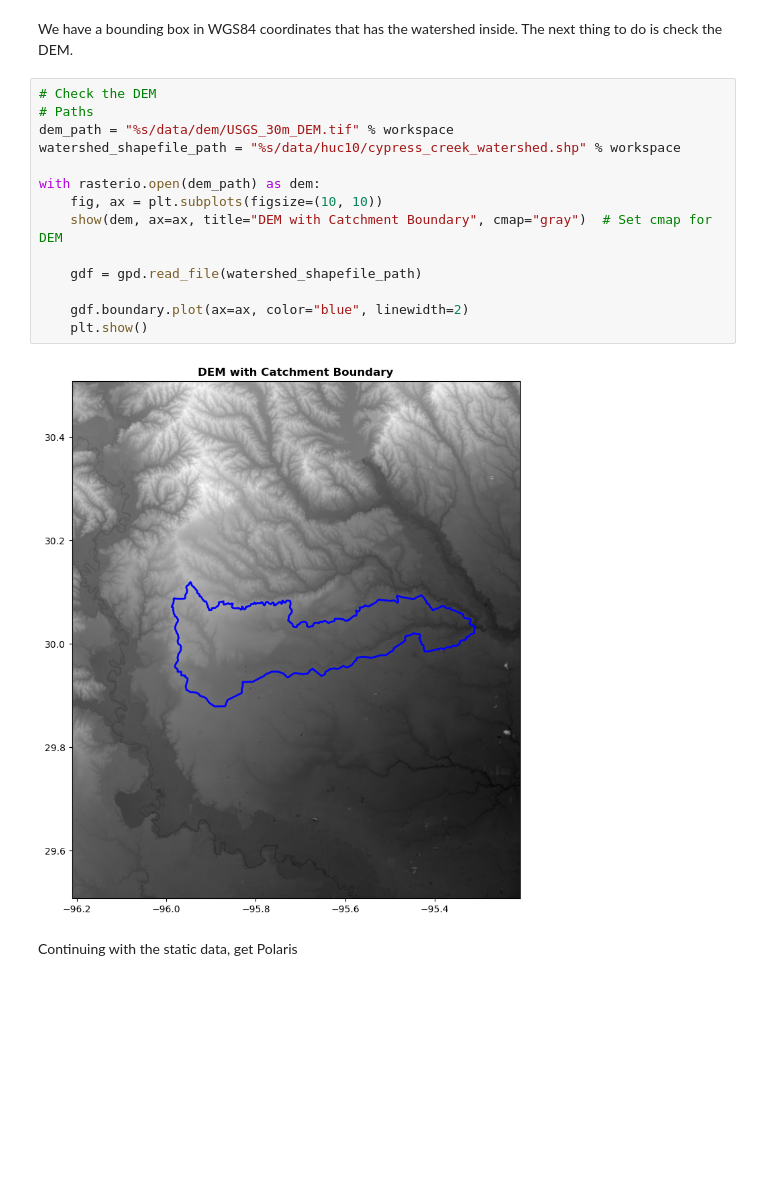
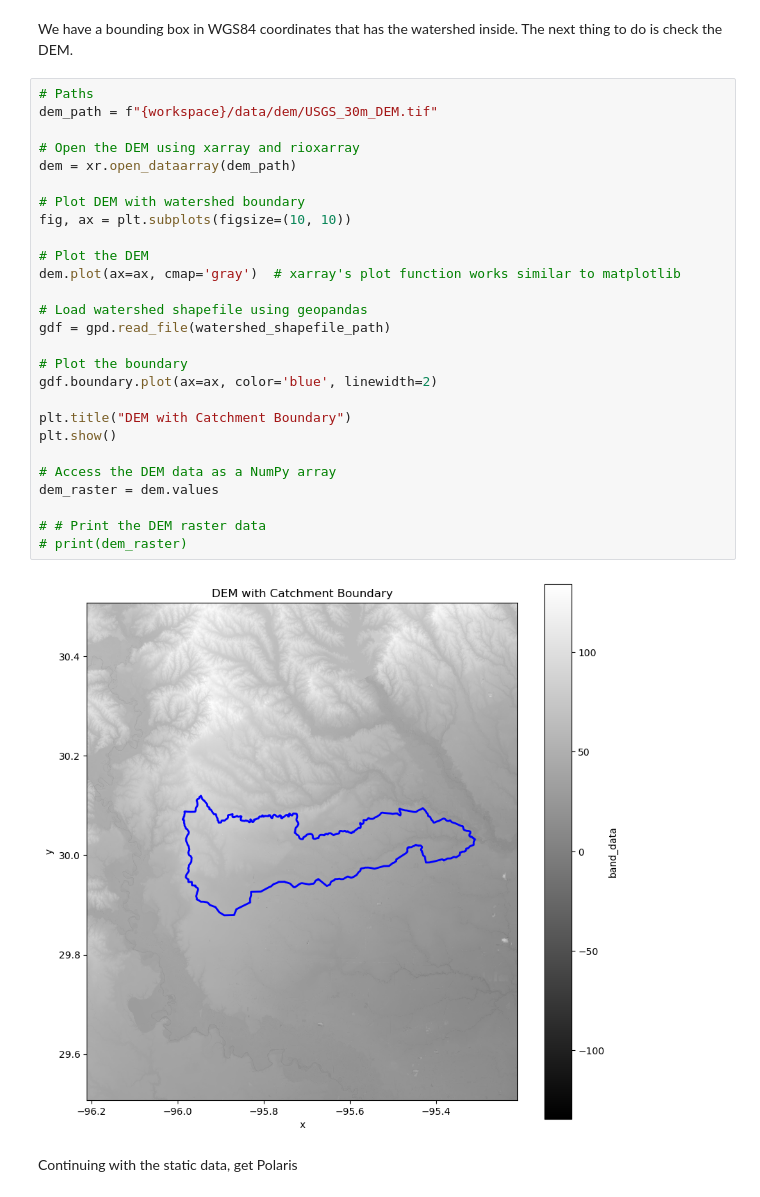
Before and after one commit to cmh17/smap_hb, a Jupyter notebook: scripts/data_check1.ipynb, the cells around one changed output. Saved outputs shown, nothing was run; the diff lists cells and outputs as text; blank space fills up the shorter version.

```diff
--- a/scripts/data_check1.ipynb
+++ b/scripts/data_check1.ipynb
@@ -54,22 +56,35 @@ plt.show()
 [figure]
 # %% [markdown]
 We have a bounding box in WGS84 coordinates that has the watershed inside. The next thing to do is check the DEM.
-# %%
-# Check the DEM
-# Paths
-dem_path = "%s/data/dem/USGS_30m_DEM.tif" % workspace
-watershed_shapefile_path = "%s/data/huc10/cypress_creek_watershed.shp" % workspace
-
-with rasterio.open(dem_path) as dem:
-    fig, ax = plt.subplots(figsize=(10, 10))
-    show(dem, ax=ax, title="DEM with Catchment Boundary", cmap="gray")  # Set cmap for DEM
-
-    gdf = gpd.read_file(watershed_shapefile_path)
-
-    gdf.boundary.plot(ax=ax, color="blue", linewidth=2)
-    plt.show()
-# %% [output]
-[figure, removed]
+# %%
+# Paths
+dem_path = f"{workspace}/data/dem/USGS_30m_DEM.tif"
+
+# Open the DEM using xarray and rioxarray
+dem = xr.open_dataarray(dem_path)
+
+# Plot DEM with watershed boundary
+fig, ax = plt.subplots(figsize=(10, 10))
+
+# Plot the DEM
+dem.plot(ax=ax, cmap='gray')  # xarray's plot function works similar to matplotlib
+
+# Load watershed shapefile using geopandas
+gdf = gpd.read_file(watershed_shapefile_path)
+
+# Plot the boundary
+gdf.boundary.plot(ax=ax, color='blue', linewidth=2)
+
+plt.title("DEM with Catchment Boundary")
+plt.show()
+
+# Access the DEM data as a NumPy array
+dem_raster = dem.values
+
+# # Print the DEM raster data
+# print(dem_raster)
+# %% [output]
+[figure, added]
 # %% [markdown]
 Continuing with the static data, get Polaris
 # %%
```
Also changed, not shown: parts of 13 cells of this notebook, 7 other files.
